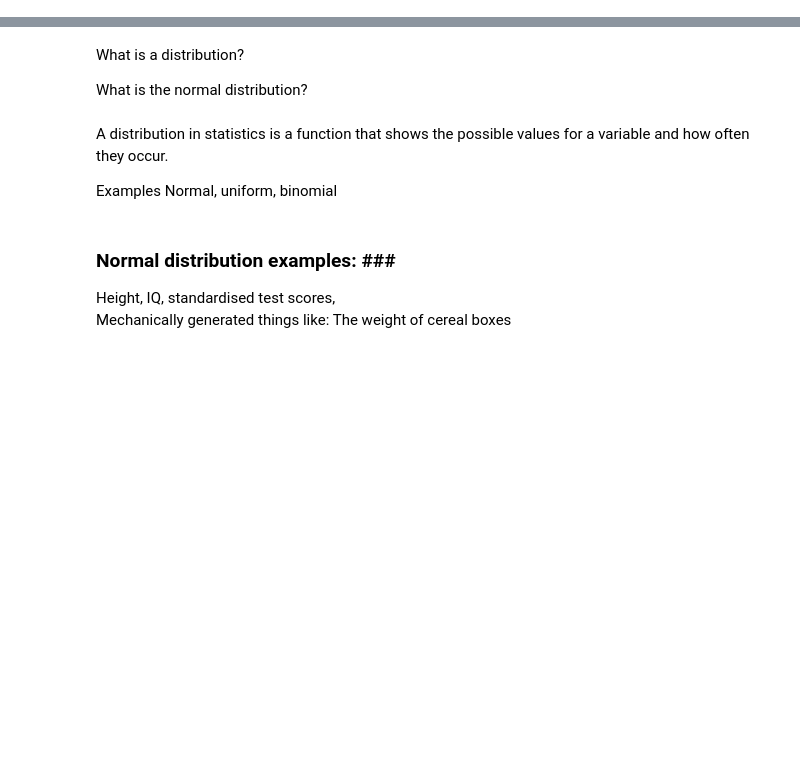
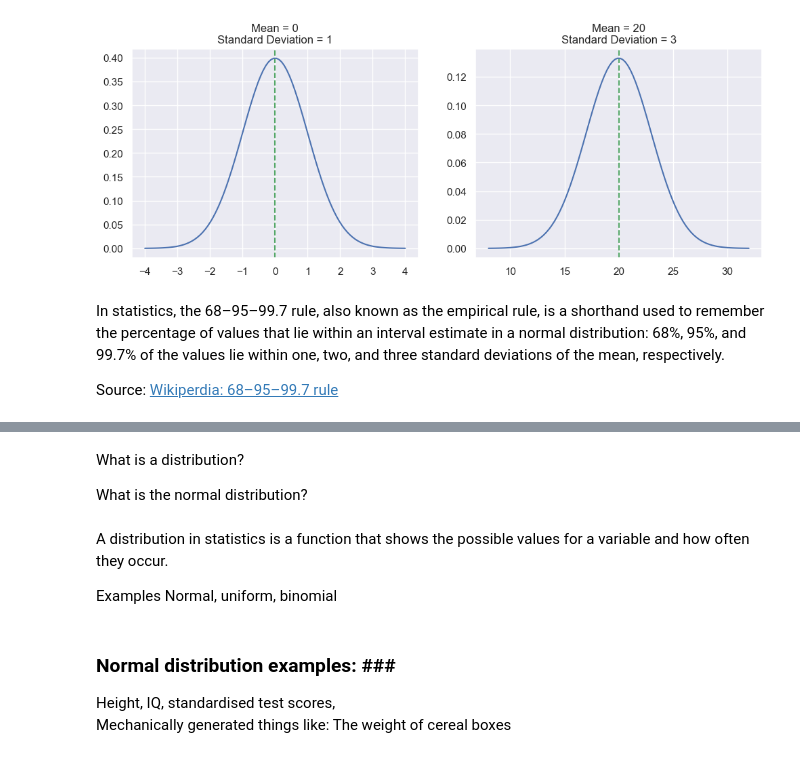
Before and after one commit to ShaneOG2/fund-data-analysis-assessment, a Jupyter notebook: Practicals/Normal Distribution Notebook.ipynb, the cells around one changed output, grey strips where cells are left out. Drawn from its saved outputs; the diff is of its cells as text; code cells hidden in the pictures; blank space fills up the shorter version.

```diff
--- a/Practicals/Normal Distribution Notebook.ipynb
+++ b/Practicals/Normal Distribution Notebook.ipynb
@@ -16,0 +202,31 @@ import scipy.stats as ss
+# %%
+# Set figure size
+fig, (ax1, ax2) = plt.subplots(1, 2, figsize=(12,4))
+
+mu1 = 0
+sigma1 = 1
+
+x1 = np.linspace(-4.0, 4.0, 100)
+y1 = ss.norm.pdf(x1, mu1, sigma1)
+
+#plt.title('Mean = 0\nStandard Deviation = 1', fontsize = "16")
+
+ax1.axvline(x = 0.0, c = 'g', linestyle = '--')
+ax1.title.set_text('Mean = 0\nStandard Deviation = 1')
+ax1.plot(x1, y1)
+
+mu2 = 20
+sigma2 = 3
+
+x2 = np.linspace(8.0, 32.0, 100)
+y2 = ss.norm.pdf(x2, mu2, sigma2)
+
+ax2.axvline(x = 20.0, c = 'g', linestyle = '--')
+ax2.title.set_text('Mean = 20\nStandard Deviation = 3')
+ax2.plot(x2, y2);
+# %% [output]
+[figure, new version]
+# %% [markdown]
+In statistics, the 68–95–99.7 rule, also known as the empirical rule, is a shorthand used to remember the percentage of values that lie within an interval estimate in a normal distribution: 68%, 95%, and 99.7% of the values lie within one, two, and three standard deviations of the mean, respectively.
+
+Source: <a href="https://en.wikipedia.org/wiki/68%E2%80%9395%E2%80%9399.7_rule" target="_blank">Wikiperdia: 68–95–99.7 rule</a>
```
Also changed, not shown: parts of 34 cells of this notebook.
